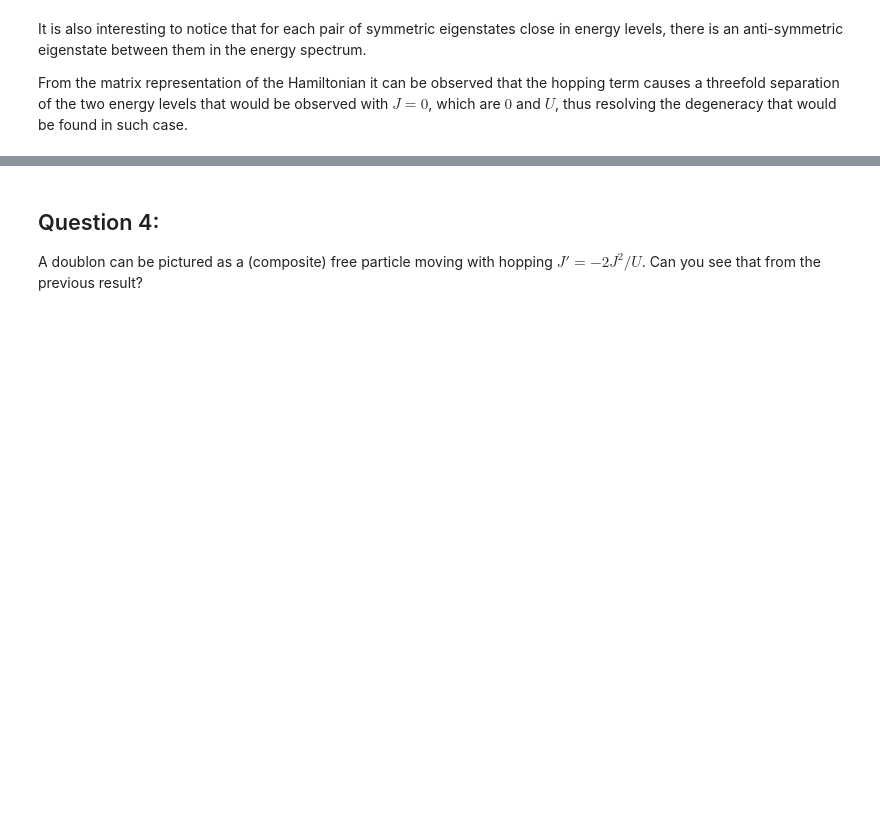
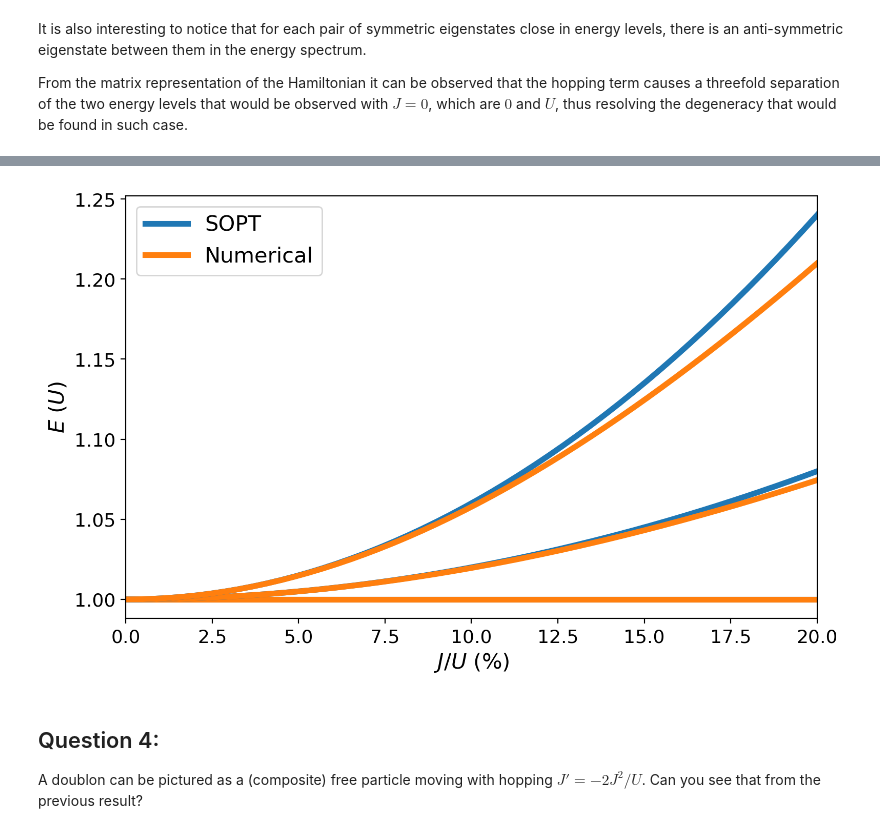
Before and after one commit to FrancoAquistapace/Two_particle_dynamics, a Jupyter notebook: project_notebook.ipynb, the cells around one changed output, grey strips where cells are left out. Cells and saved outputs as stored; diff of their text form; code cells hidden in the pictures; blank space fills up the shorter version.

```diff
--- a/project_notebook.ipynb
+++ b/project_notebook.ipynb
@@ -338,3 +545,33 @@ We consider the hopping term ($J$) of the Hamiltonian as a perturbation and the
+# %%
+# Define parameters
+U = 1 # Actually this value will not change the plot
+J = np.linspace(0,U/5)
+# Get results
+so_results = second_order_doublon_E(J,U)
+num_results = numerical_doublon_E(J,U)
+# Plot results
+FONTSIZE = 15
+fig, ax = plt.subplots(nrows=1, ncols=1,
+                       figsize=(8,5), dpi=200)
+for i in range(3):
+    if i == 2:
+        labels = ['SOPT', 'Numerical']
+    else:
+        labels = [None, None]
+    plt.plot(100*J/U, so_results[i,:]/U, lw=4, c='tab:blue',
+             label=labels[0])
+    plt.plot(100*J/U, num_results[i,:]/U, lw=4, c='tab:orange',
+             label=labels[1])
+ax.set_xlim(left=100*np.min(J/U), right=100*np.max(J/U))
+ax.set_xlabel(r'$J$/$U$ (%)', fontsize=FONTSIZE)
+ax.set_ylabel(r'$E$ ($U$)', fontsize=FONTSIZE)
+ax.legend(fontsize=FONTSIZE)
+plt.tick_params(labelsize=FONTSIZE-2)
+plt.tight_layout()
+plt.savefig('perturbation_vs_numerical_E.png',
+            dpi=200);
+# %% [output]
+[figure, added]
 # %% [markdown]
 ## Question 4:
 
```
Also changed, not shown: parts of 3 cells of this notebook, 1 other file.
